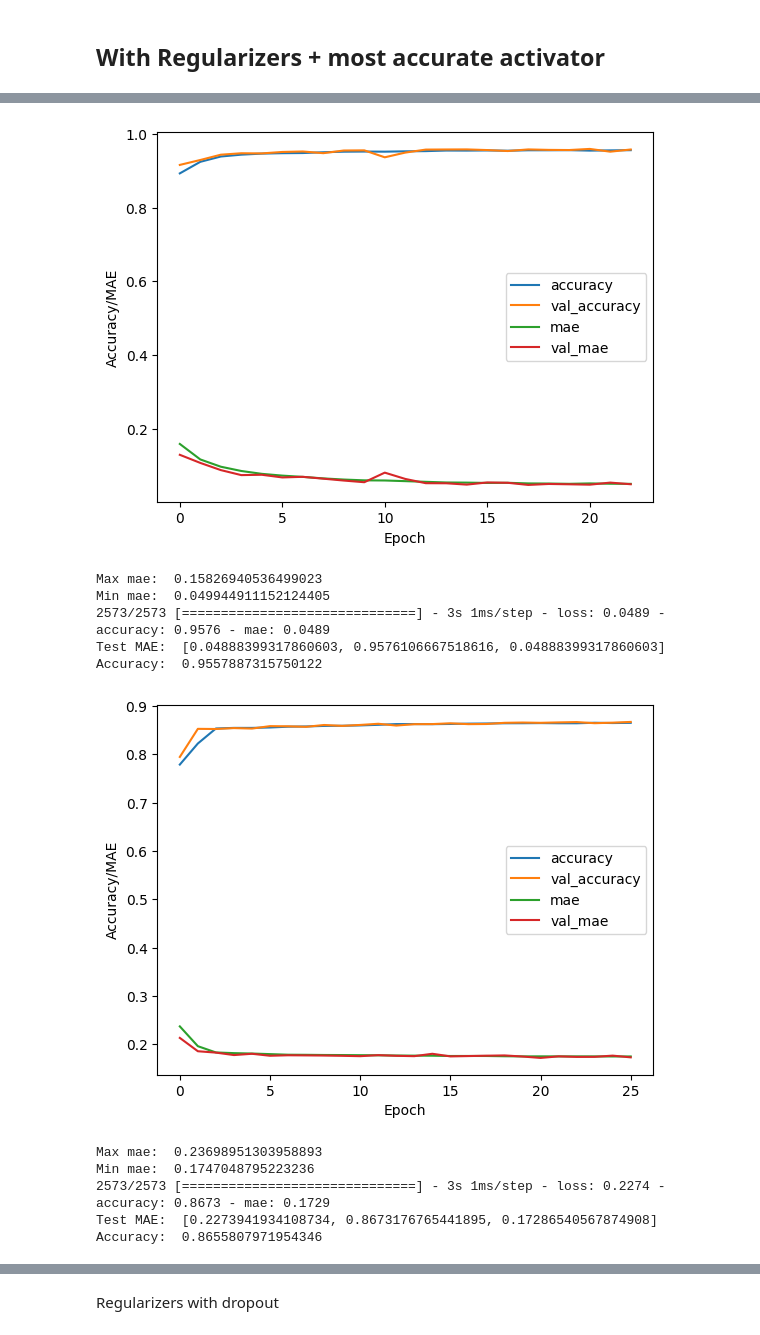
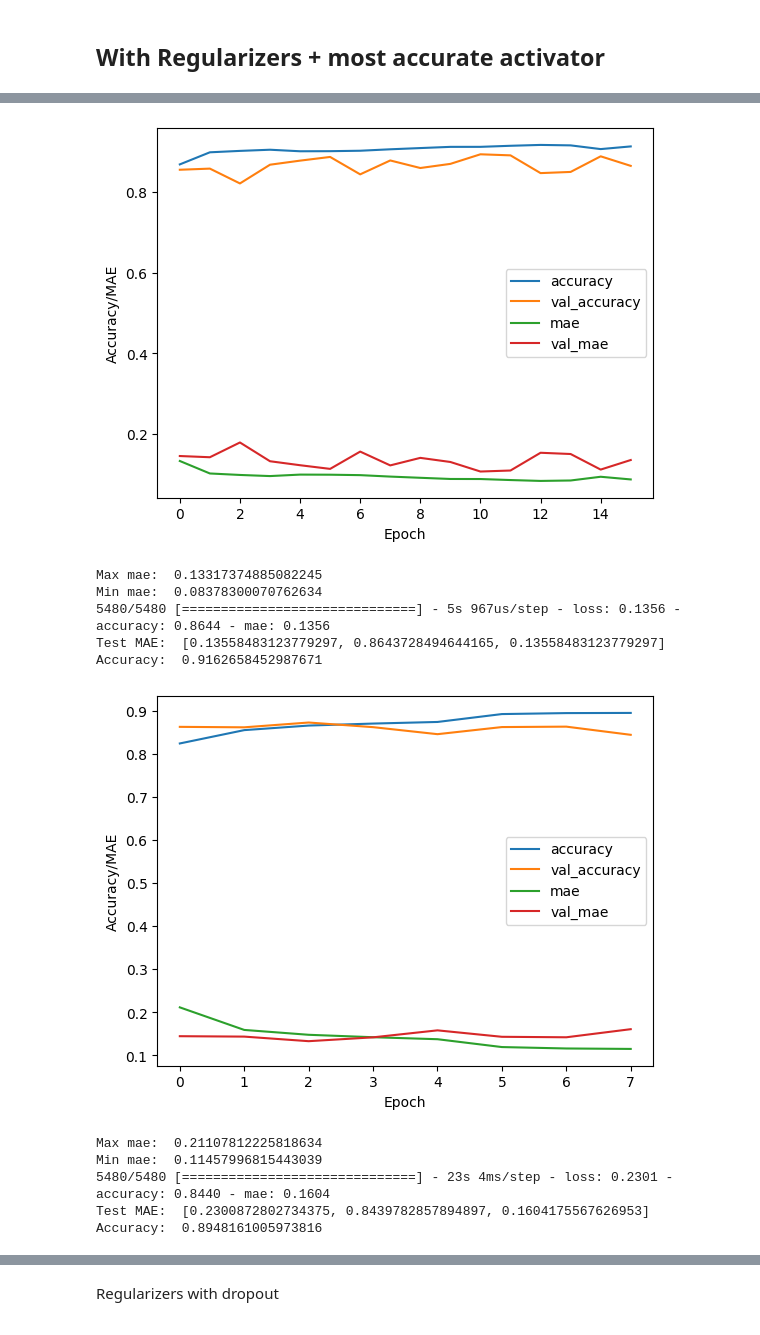
Before and after one commit to alexngUNC/FNN-Regularization, a Jupyter notebook: securityA.ipynb, the cells around one changed output, grey strips where cells are left out. Saved outputs shown, nothing was run; the diff lists cells and outputs as text; code cells hidden in the pictures.

```diff
--- a/securityA.ipynb
+++ b/securityA.ipynb
@@ -16,5 +16,5 @@ from tensorflow.keras.regularizers import l2, l1
 from tensorflow.keras.utils import plot_model
 from tensorflow.keras.callbacks import EarlyStopping
 
-df_train = pd.read_csv('../UNSW_NB15_training-set.csv')
-df_test = pd.read_csv('../UNSW_NB15_testing-set.csv')
+df_train = pd.read_csv('./UNSW_NB15_training-set.csv/UNSW_NB15_training-set.csv')
+df_test = pd.read_csv('./UNSW_NB15_testing-set.csv/UNSW_NB15_testing-set.csv')
@@ -148,8 +146,7 @@ def build_model(neurons, layers, input_shape, activation='linear', regularizer=N
     for i in range(layers-1):
       model.add(Dense(neurons, activation=activation))
 
-
-  model.add(Dense(1))
+  model.add(Dense(1,activation='sigmoid'))
   model.compile(loss='mae', optimizer='adam', metrics=['accuracy','mae'])
 
   if summarize:
@@ -162,8 +159,8 @@ Final form
 # %%
 def build_and_plot(neurons, layers, input_shape, activation='linear', regularizer=None, lam=0.01, dropout=False, drop_prob=0.2, summarize=False, e=100, verbose=0):
   model = build_model(neurons, layers, input_shape, activation=activation, regularizer=regularizer, lam=lam, dropout=dropout, drop_prob=drop_prob, summarize=summarize)
-  #history = model.fit(X_train, y_train, epochs=e, validation_data=(X_test, y_test), verbose=verbose, callbacks=[early_stopping])
-  history = model.fit(X_train, y_train, epochs=e, validation_data=(X_test, y_test), verbose=verbose)
+  history = model.fit(X_train, y_train, epochs=e, validation_data=(X_test, y_test), verbose=verbose, callbacks=[early_stopping])
+  #history = model.fit(X_train, y_train, epochs=e, validation_data=(X_test, y_test), verbose=verbose)
   show_acc(history, e)
   print("Max mae: ", np.max(history.history['mae']))
   print("Min mae: ", np.min(history.history['mae']))
@@ -243,19 +247,19 @@ Accuracy:  0.8082762360572815
 # %%
-build_and_plot(neurons=64, layers=4, input_shape=(X_train.shape[1],), dropout=True, activation='elu', e=100, verbose=0)
+build_and_plot(neurons=64, layers=4, input_shape=(X_train.shape[1],), dropout=True, activation='tanh', e=100, verbose=0)
 # %% [output]
-[figure, old version]
+[figure, new version]
-Max mae:  0.15826940536499023
-Min mae:  0.049944911152124405
-2573/2573 [==============================] - 3s 1ms/step - loss: 0.0489 - accuracy: 0.9576 - mae: 0.0489
-Test MAE:  [0.04888399317860603, 0.9576106667518616, 0.04888399317860603]
-Accuracy:  0.9557887315750122
+Max mae:  0.13317374885082245
+Min mae:  0.08378300070762634
+5480/5480 [==============================] - 5s 967us/step - loss: 0.1356 - accuracy: 0.8644 - mae: 0.1356
+Test MAE:  [0.13558483123779297, 0.8643728494644165, 0.13558483123779297]
+Accuracy:  0.9162658452987671
 # %%
-build_and_plot(neurons=64, layers=4, input_shape=(X_train.shape[1],), regularizer=l1, dropout=False, activation='elu', e=100, verbose=0)
+build_and_plot(neurons=64, layers=4, input_shape=(X_train.shape[1],), regularizer=l1, dropout=False, activation='tanh', e=100, verbose=0)
 # %% [output]
-[figure, old version]
+[figure, new version]
-Max mae:  0.23698951303958893
-Min mae:  0.1747048795223236
-2573/2573 [==============================] - 3s 1ms/step - loss: 0.2274 - accuracy: 0.8673 - mae: 0.1729
-Test MAE:  [0.2273941934108734, 0.8673176765441895, 0.17286540567874908]
-Accuracy:  0.8655807971954346
+Max mae:  0.21107812225818634
+Min mae:  0.11457996815443039
+5480/5480 [==============================] - 23s 4ms/step - loss: 0.2301 - accuracy: 0.8440 - mae: 0.1604
+Test MAE:  [0.2300872802734375, 0.8439782857894897, 0.1604175567626953]
+Accuracy:  0.8948161005973816
 # %%
```
Also changed, not shown: parts of 18 cells of this notebook.
